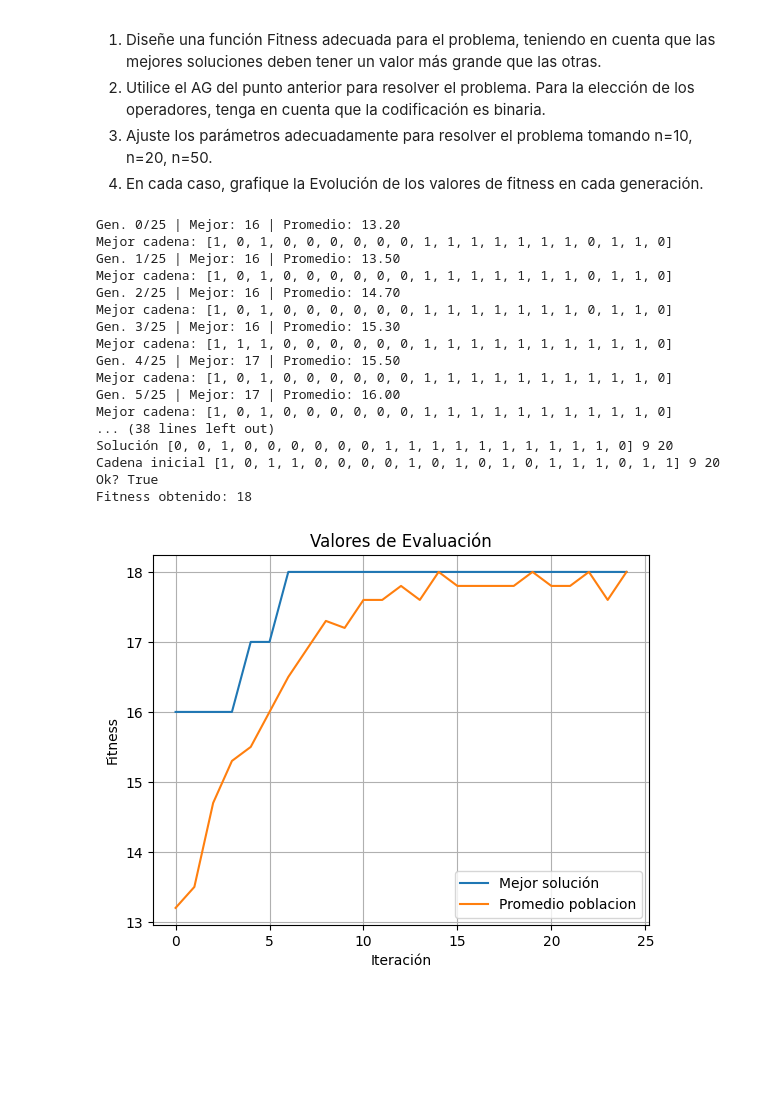
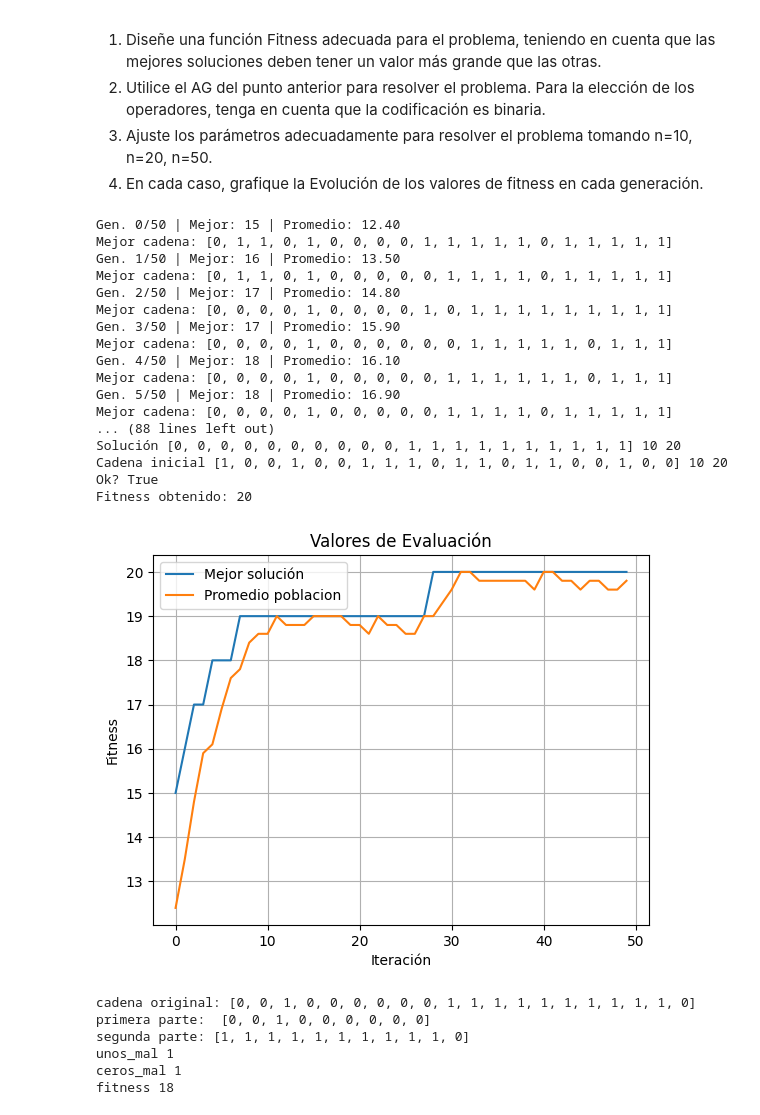
Before and after one commit to FranprzDev/HeuristcsAndML, a Jupyter notebook: TP4-Algoritmo-Genetico-Simple/TP4_Algoritmo_Genetico_Simple_Breslauer_Perez.ipynb, the cells around one changed output. Saved outputs shown, nothing was run; the diff lists cells and outputs as text; code cells hidden in the pictures; blank space fills up the shorter version.

Commit message:
tests with code how the fitness works

```diff
--- a/TP4-Algoritmo-Genetico-Simple/TP4_Algoritmo_Genetico_Simple_Breslauer_Perez.ipynb
+++ b/TP4-Algoritmo-Genetico-Simple/TP4_Algoritmo_Genetico_Simple_Breslauer_Perez.ipynb
@@ -1074,7 +1074,7 @@ n = 20
 cant_elite = 1
 
 f = fitness_binario
-cant_generac = 25
+cant_generac = 50
 
 sel = sel_torneo_con_rep
 param_sel = 2
@@ -1087,47 +1087,82 @@ cant_mutados = round(0.20 * cant_individuos)
 
 callback = callback_print
 
 # Población inicial
 Pop = init_pop_binaria(cant_individuos, cadena_inicial)
 
 # Ejecución
 sol, solF, Pop, Fit, traceBest, traceAvg, bestSols = geneticoSimpleBinario(
     Pop=Pop,
     cant_generac=cant_generac,
     sel=sel,
     xover=xover,
     mut=mut,
     cant_cruzados=cant_cruzados,
     cant_mutados=cant_mutados,
     cant_elite=cant_elite,
     param_sel=param_sel,
     f=f,
     callback=callback
 )
 
 # Resultados
 print("Solución", sol, sol.count(0), len(sol))
 print("Cadena inicial", cadena_inicial, cadena_inicial.count(0), len(cadena_inicial))
 print("Ok?", sol.count(0) == cadena_inicial.count(0))
 print("Fitness obtenido:", solF)
 
 graficarEvolucionFitness(traceBest, traceAvg)
 # %% [output]
-Gen. 0/25 | Mejor: 16 | Promedio: 13.20
-Mejor cadena: [1, 0, 1, 0, 0, 0, 0, 0, 0, 1, 1, 1, 1, 1, 1, 1, 0, 1, 1, 0]
-Gen. 1/25 | Mejor: 16 | Promedio: 13.50
-Mejor cadena: [1, 0, 1, 0, 0, 0, 0, 0, 0, 1, 1, 1, 1, 1, 1, 1, 0, 1, 1, 0]
-Gen. 2/25 | Mejor: 16 | Promedio: 14.70
-Mejor cadena: [1, 0, 1, 0, 0, 0, 0, 0, 0, 1, 1, 1, 1, 1, 1, 1, 0, 1, 1, 0]
-Gen. 3/25 | Mejor: 16 | Promedio: 15.30
-Mejor cadena: [1, 1, 1, 0, 0, 0, 0, 0, 0, 1, 1, 1, 1, 1, 1, 1, 1, 1, 1, 0]
-Gen. 4/25 | Mejor: 17 | Promedio: 15.50
-Mejor cadena: [1, 0, 1, 0, 0, 0, 0, 0, 0, 1, 1, 1, 1, 1, 1, 1, 1, 1, 1, 0]
-Gen. 5/25 | Mejor: 17 | Promedio: 16.00
-Mejor cadena: [1, 0, 1, 0, 0, 0, 0, 0, 0, 1, 1, 1, 1, 1, 1, 1, 1, 1, 1, 0]
-... (38 lines left out)
-Solución [0, 0, 1, 0, 0, 0, 0, 0, 0, 1, 1, 1, 1, 1, 1, 1, 1, 1, 1, 0] 9 20
-Cadena inicial [1, 0, 1, 1, 0, 0, 0, 0, 1, 0, 1, 0, 1, 0, 1, 1, 1, 0, 1, 1] 9 20
+Gen. 0/50 | Mejor: 15 | Promedio: 12.40
+Mejor cadena: [0, 1, 1, 0, 1, 0, 0, 0, 0, 1, 1, 1, 1, 1, 0, 1, 1, 1, 1, 1]
+Gen. 1/50 | Mejor: 16 | Promedio: 13.50
+Mejor cadena: [0, 1, 1, 0, 1, 0, 0, 0, 0, 0, 1, 1, 1, 1, 0, 1, 1, 1, 1, 1]
+Gen. 2/50 | Mejor: 17 | Promedio: 14.80
+Mejor cadena: [0, 0, 0, 0, 1, 0, 0, 0, 0, 1, 0, 1, 1, 1, 1, 1, 1, 1, 1, 1]
+Gen. 3/50 | Mejor: 17 | Promedio: 15.90
+Mejor cadena: [0, 0, 0, 0, 1, 0, 0, 0, 0, 0, 0, 1, 1, 1, 1, 1, 0, 1, 1, 1]
+Gen. 4/50 | Mejor: 18 | Promedio: 16.10
+Mejor cadena: [0, 0, 0, 0, 1, 0, 0, 0, 0, 0, 1, 1, 1, 1, 1, 1, 0, 1, 1, 1]
+Gen. 5/50 | Mejor: 18 | Promedio: 16.90
+Mejor cadena: [0, 0, 0, 0, 1, 0, 0, 0, 0, 0, 1, 1, 1, 1, 0, 1, 1, 1, 1, 1]
+... (88 lines left out)
+Solución [0, 0, 0, 0, 0, 0, 0, 0, 0, 0, 1, 1, 1, 1, 1, 1, 1, 1, 1, 1] 10 20
+Cadena inicial [1, 0, 0, 1, 0, 0, 1, 1, 1, 0, 1, 1, 0, 1, 1, 0, 0, 1, 0, 0] 10 20
 Ok? True
-Fitness obtenido: 18
+Fitness obtenido: 20
-[figure, old version]
+[figure, new version]
+# %%
+#def fitness_binario(X):
+#    frontera = cant_ceros_objetivo
+ #   unos_mal = sum(X[:frontera])       # unos que deberían ser ceros
+  #  ceros_mal = X[frontera:].count(0)  # ceros que deberían ser unos
+
+    #return len(X) - (unos_mal + ceros_mal)
+
+cadena = [0, 0, 1, 0, 0, 0, 0, 0, 0, 1, 1, 1, 1, 1, 1, 1, 1, 1, 1, 0]
+
+# Okey tengo una cantidad 'frontera' de ceros.
+frontera = cadena.count(0)
+# Si la cantidad 'frontera' de ceros es X; entonces yo
+primer_array = cadena[:frontera]
+segundo_array = cadena[frontera:]
+print("cadena original:", cadena)
+print("primera parte: ", primer_array)
+print("segunda parte:", segundo_array)
+
+# Cuento la cantidad de 1 que pertenecen al primer array, que no deberían estar ahí (Por orden)
+unos_mal = sum(primer_array)
+# Cuento la cantidad de ceros que estén en el segundo array, que deberían estar en el primer array
+ceros_mal = segundo_array.count(0)
+
+print("unos_mal", unos_mal)
+print("ceros_mal", ceros_mal)
+fitness = len(cadena) - (unos_mal + ceros_mal)
+print("fitness", fitness)
+# %% [output]
+cadena original: [0, 0, 1, 0, 0, 0, 0, 0, 0, 1, 1, 1, 1, 1, 1, 1, 1, 1, 1, 0]
+primera parte:  [0, 0, 1, 0, 0, 0, 0, 0, 0]
+segunda parte: [1, 1, 1, 1, 1, 1, 1, 1, 1, 1, 0]
+unos_mal 1
+ceros_mal 1
+fitness 18
```
